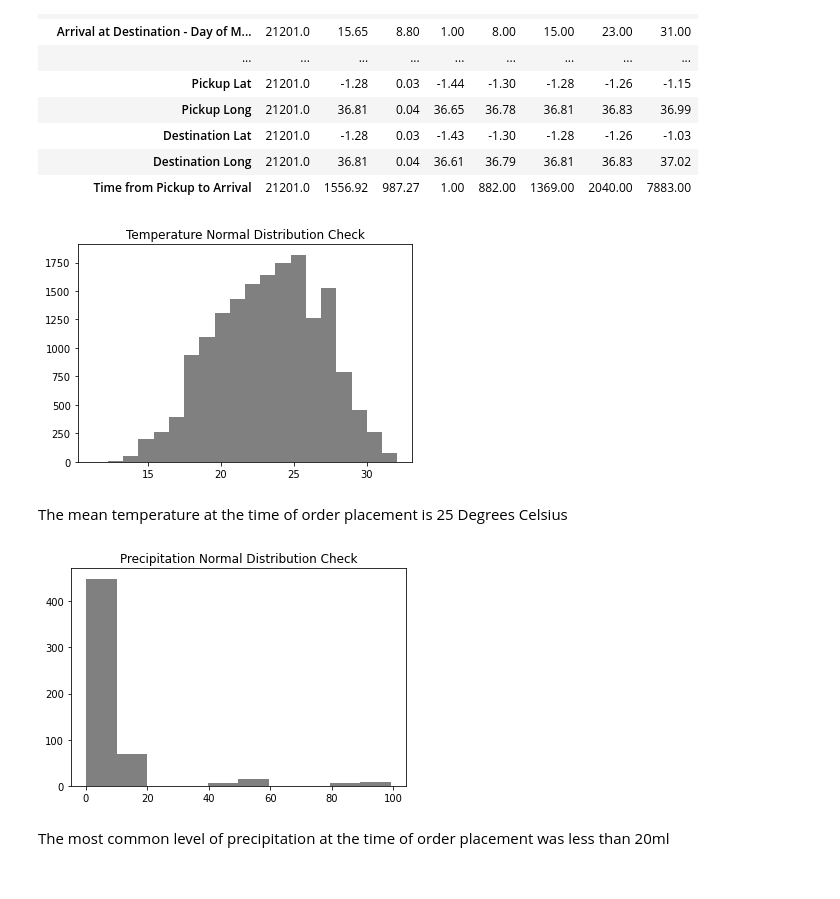
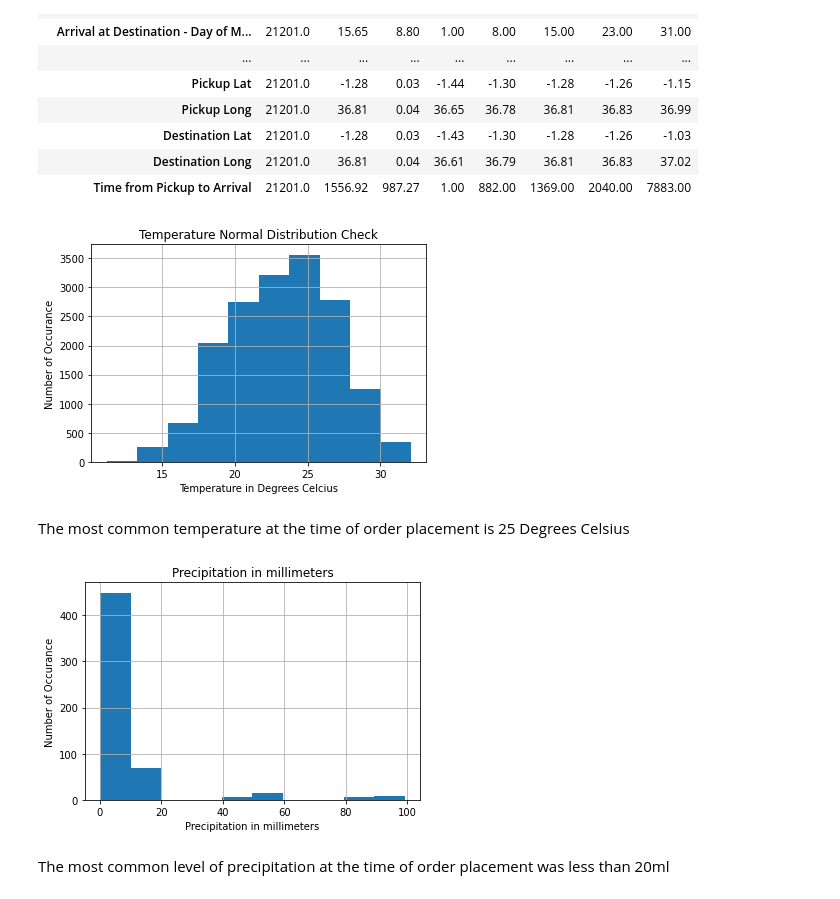
Before and after one commit to Jamakasilwane/EDSA_Zindi_Hackathon, a Jupyter notebook: EDSA_Zindi_Hackathon_notebook.ipynb, the cells around one changed output. Cells and saved outputs as stored; diff of their text form; code cells hidden in the pictures.

```diff
--- a/EDSA_Zindi_Hackathon_notebook.ipynb
+++ b/EDSA_Zindi_Hackathon_notebook.ipynb
@@ -42,8 +42,8 @@ The following is the imported Data for Training the Machine Learning Model to pr
 3. SampleSubmission.csv {Sample of the Submission's expectation of the model trained for this Machine Learning problem. }
 4. variableDefinitions.csv  {Dataset that contains all the definition of the whole data provided in details and gives more clarity of the data. }
 # %%
-dataset_train = pd.read_csv("https://raw.githubusercontent.com/Jamakasilwane/EDSA_Zindi_Hackathon/master/Data/Train.csv")
-dataset_test = pd.read_csv("https://raw.githubusercontent.com/Jamakasilwane/EDSA_Zindi_Hackathon/master/Data/Test.csv")
+train = pd.read_csv("https://raw.githubusercontent.com/Jamakasilwane/EDSA_Zindi_Hackathon/master/Data/Train.csv")
+test = pd.read_csv("https://raw.githubusercontent.com/Jamakasilwane/EDSA_Zindi_Hackathon/master/Data/Test.csv")
 dataset_sample = pd.read_csv("https://raw.githubusercontent.com/Jamakasilwane/EDSA_Zindi_Hackathon/master/Data/SampleSubmission.csv")
 var = pd.read_csv('https://raw.githubusercontent.com/Jamakasilwane/EDSA_Zindi_Hackathon/master/Data/VariableDefinitions.csv')
 # %% [markdown]
@@ -110,13 +110,13 @@ Looking at the datasets information, there are few data types which are incorrec
 The aforementioned columns above should be in a datetime format but they have been declared as object types. The function below converts all type columns into the correct type format (datetime).
 # %%
 #changing the data type of columns containing Time in the both train & test dataset
-data = dataset_train.iloc[:,:-2].columns
+data = train.iloc[:,:-2].columns
 for col in list(data):
     if 'Time' in col:
-        dataset_train[col] = pd.to_datetime(dataset_train[col])
-for col in list(dataset_test):
+        train[col] = pd.to_datetime(train[col])
+for col in list(test):
     if 'Time' in col:
-        dataset_test[col] = pd.to_datetime(dataset_test[col])
+        test[col] = pd.to_datetime(test[col])
 # %% [markdown]
 ### Checking for missing values
 # %% [markdown]
@@ -177,18 +181,22 @@ round(dataset_train.describe().T,2)
 | Destination Long | 21201.0 | 36.81 | 0.04 | 36.61 | 36.79 | 36.81 | 36.83 | 37.02 |
 | Time from Pickup to Arrival | 21201.0 | 1556.92 | 987.27 | 1.00 | 882.00 | 1369.00 | 2040.00 | 7883.00 |
 # %%
-plt.hist(dataset_train['Temperature'],color='grey', bins=20)
+train['Temperature'].hist(bins = 10)
 plt.title('Temperature Normal Distribution Check')
+plt.xlabel('Temperature in Degrees Celcius')
+plt.ylabel('Number of Occurance')
 plt.show()
 # %% [output]
-[figure, old version]
+[figure, new version]
 # %% [markdown]
-The mean temperature at the time of order placement is 25 Degrees Celsius
+The most common temperature at the time of order placement is 25 Degrees Celsius
 # %%
-plt.hist(dataset_train['Precipitation in millimeters'], color='grey', density=False, bins=10)
-plt.title("Precipitation Normal Distribution Check")
+train['Precipitation in millimeters'].hist(bins = 10)
+plt.xlabel('Precipitation in millimeters')
+plt.ylabel('Number of Occurance')
+plt.title('Precipitation in millimeters')
 plt.show()
 # %% [output]
-[figure, old version]
+[figure, new version]
 # %% [markdown]
 The most common level of precipitation at the time of order placement was less than 20ml
```
Also changed, not shown: parts of 36 cells of this notebook.
